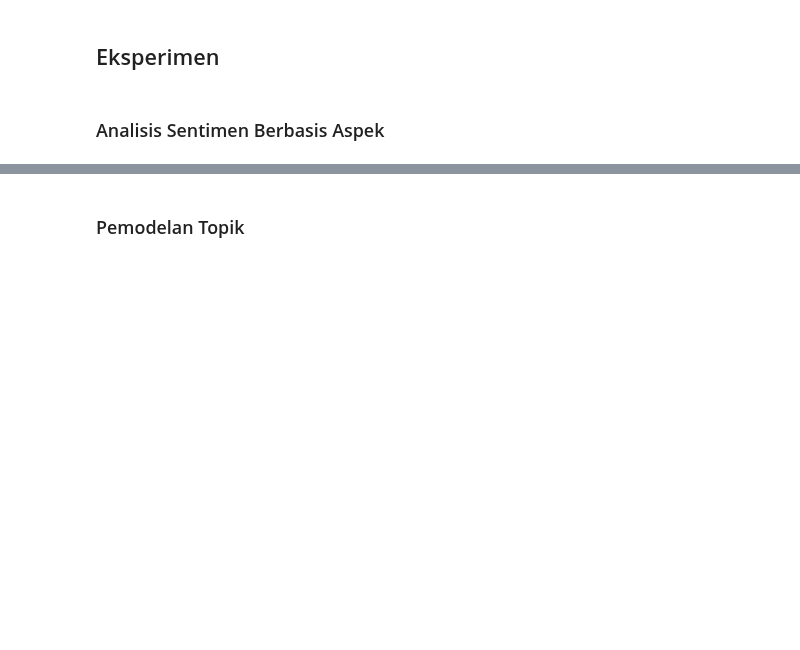
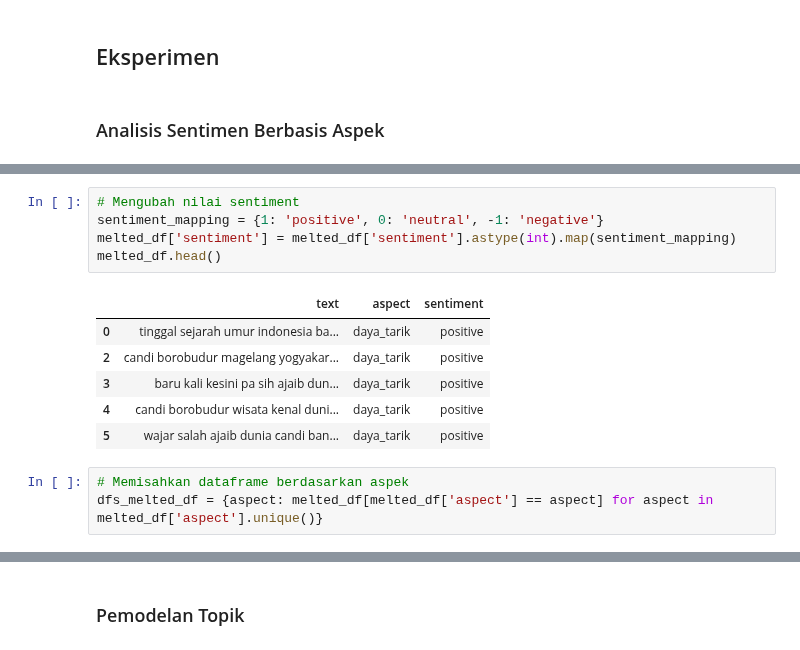
Before and after one commit to muftialroaz/sa-TripAdvisor, a Jupyter notebook: borobudur.ipynb, the cells around one changed output, grey strips where cells are left out. Cells and saved outputs as stored; diff of their text form; blank space fills up the shorter version.

```diff
--- a/borobudur.ipynb
+++ b/borobudur.ipynb
@@ -158,0 +154,15 @@ from sklearn.metrics import classification_report
+# %%
+# Mengubah nilai sentiment
+sentiment_mapping = {1: 'positive', 0: 'neutral', -1: 'negative'}
+melted_df['sentiment'] = melted_df['sentiment'].astype(int).map(sentiment_mapping)
+melted_df.head()
+# %% [output]
+|  | text | aspect | sentiment |
+| 0 | tinggal sejarah umur indonesia ba... | daya_tarik | positive |
+| 2 | candi borobudur magelang yogyakar... | daya_tarik | positive |
+| 3 | baru kali kesini pa sih ajaib dun... | daya_tarik | positive |
+| 4 | candi borobudur wisata kenal duni... | daya_tarik | positive |
+| 5 | wajar salah ajaib dunia candi ban... | daya_tarik | positive |
+# %%
+# Memisahkan dataframe berdasarkan aspek
+dfs_melted_df = {aspect: melted_df[melted_df['aspect'] == aspect] for aspect in melted_df['aspect'].unique()}
```
Also changed, not shown: parts of 11 cells of this notebook, 1 other file.
